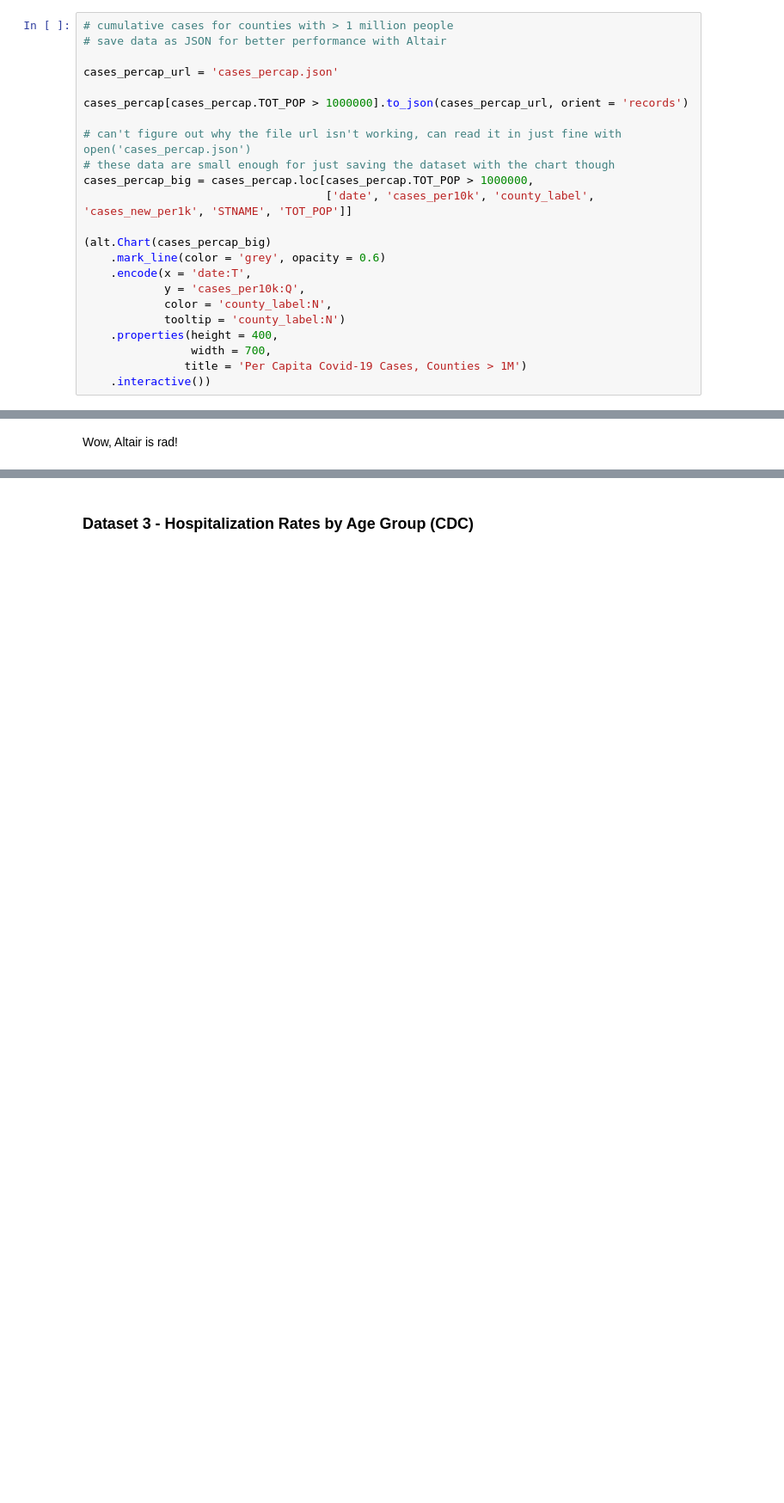
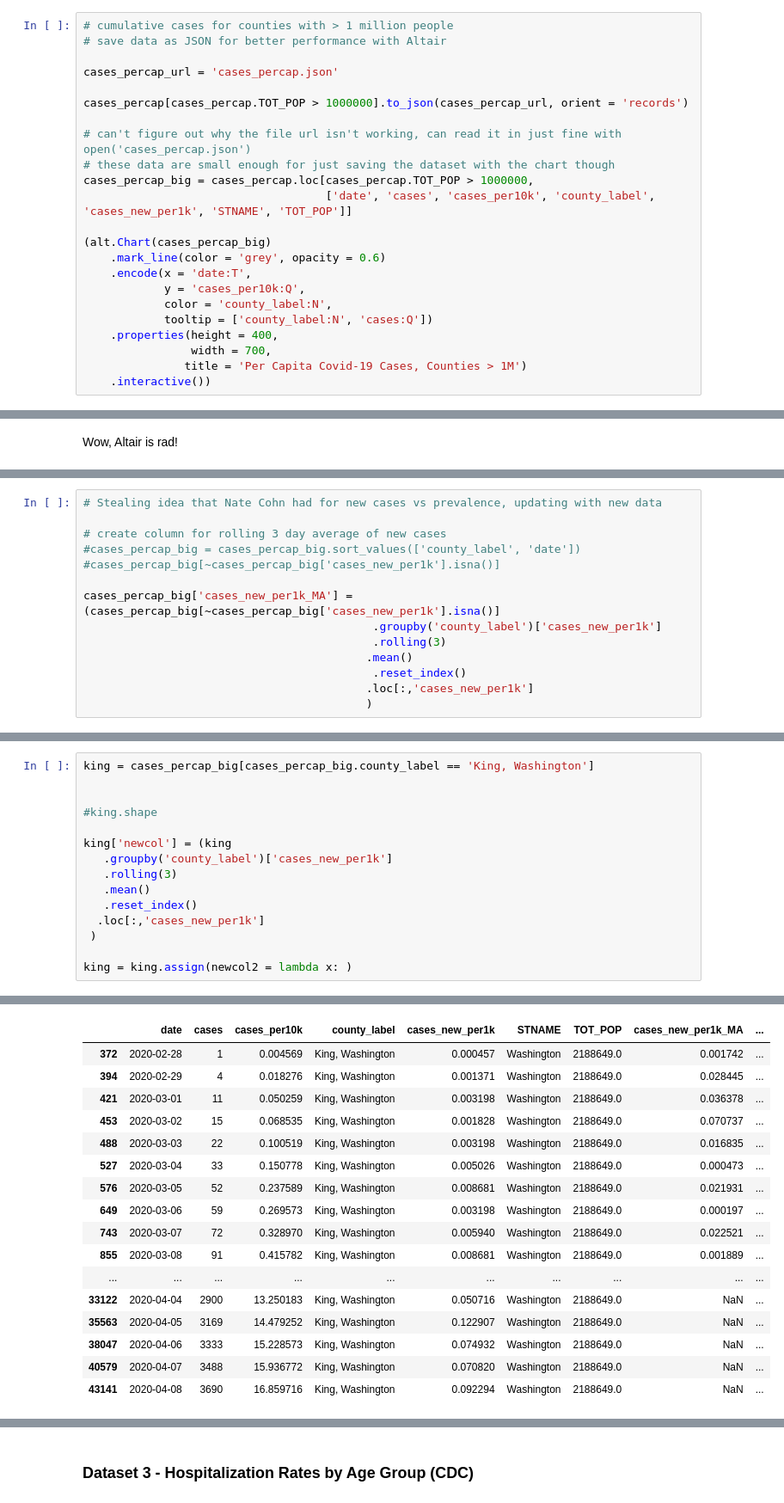
Before and after one commit to amcadie/covid_19_hospitalization_estimate, a Jupyter notebook: covid19_hospitalizations.ipynb, the cells around one changed output, grey strips where cells are left out. Shown at 86% size. Saved outputs shown, nothing was run; the diff lists cells and outputs as text; blank space fills up the shorter version.

```diff
--- a/covid19_hospitalizations.ipynb
+++ b/covid19_hospitalizations.ipynb
@@ -221,14 +221,14 @@ cases_percap[cases_percap.TOT_POP > 1000000].to_json(cases_percap_url, orient =
 # can't figure out why the file url isn't working, can read it in just fine with open('cases_percap.json')
 # these data are small enough for just saving the dataset with the chart though
 cases_percap_big = cases_percap.loc[cases_percap.TOT_POP > 1000000,
-                                    ['date', 'cases_per10k', 'county_label', 'cases_new_per1k', 'STNAME', 'TOT_POP']]
+                                    ['date', 'cases', 'cases_per10k', 'county_label', 'cases_new_per1k', 'STNAME', 'TOT_POP']]
 
 (alt.Chart(cases_percap_big)
     .mark_line(color = 'grey', opacity = 0.6)
     .encode(x = 'date:T',
             y = 'cases_per10k:Q',
             color = 'county_label:N',
-            tooltip = 'county_label:N')
+            tooltip = ['county_label:N', 'cases:Q'])
     .properties(height = 400,
                 width = 700,
                title = 'Per Capita Covid-19 Cases, Counties > 1M')
@@ -289,0 +278,14 @@ Beautiful! Try rolling 3 day avg
+# %%
+# Stealing idea that Nate Cohn had for new cases vs prevalence, updating with new data
+
+# create column for rolling 3 day average of new cases
+#cases_percap_big = cases_percap_big.sort_values(['county_label', 'date'])
+#cases_percap_big[~cases_percap_big['cases_new_per1k'].isna()]
+
+cases_percap_big['cases_new_per1k_MA'] = (cases_percap_big[~cases_percap_big['cases_new_per1k'].isna()]
+                                           .groupby('county_label')['cases_new_per1k']
+                                           .rolling(3)
+                                          .mean()
+                                           .reset_index()
+                                          .loc[:,'cases_new_per1k']
+                                          )
@@ -289,0 +312,16 @@ Beautiful! Try rolling 3 day avg
+# %%
+king = cases_percap_big[cases_percap_big.county_label == 'King, Washington']
+
+
+#king.shape
+
+king['newcol'] = (king
+   .groupby('county_label')['cases_new_per1k']
+   .rolling(3)
+   .mean()
+   .reset_index()
+  .loc[:,'cases_new_per1k']
+ )
+
+king = king.assign(newcol2 = lambda x: )
+# %% [output]
@@ -289,0 +332,17 @@ Beautiful! Try rolling 3 day avg
+|  | date | cases | cases_per10k | county_label | cases_new_per1k | STNAME | TOT_POP | cases_new_per1k_MA | ... |
+| 372 | 2020-02-28 | 1 | 0.004569 | King, Washington | 0.000457 | Washington | 2188649.0 | 0.001742 | ... |
+| 394 | 2020-02-29 | 4 | 0.018276 | King, Washington | 0.001371 | Washington | 2188649.0 | 0.028445 | ... |
+| 421 | 2020-03-01 | 11 | 0.050259 | King, Washington | 0.003198 | Washington | 2188649.0 | 0.036378 | ... |
+| 453 | 2020-03-02 | 15 | 0.068535 | King, Washington | 0.001828 | Washington | 2188649.0 | 0.070737 | ... |
+| 488 | 2020-03-03 | 22 | 0.100519 | King, Washington | 0.003198 | Washington | 2188649.0 | 0.016835 | ... |
+| 527 | 2020-03-04 | 33 | 0.150778 | King, Washington | 0.005026 | Washington | 2188649.0 | 0.000473 | ... |
+| 576 | 2020-03-05 | 52 | 0.237589 | King, Washington | 0.008681 | Washington | 2188649.0 | 0.021931 | ... |
+| 649 | 2020-03-06 | 59 | 0.269573 | King, Washington | 0.003198 | Washington | 2188649.0 | 0.000197 | ... |
+| 743 | 2020-03-07 | 72 | 0.328970 | King, Washington | 0.005940 | Washington | 2188649.0 | 0.022521 | ... |
+| 855 | 2020-03-08 | 91 | 0.415782 | King, Washington | 0.008681 | Washington | 2188649.0 | 0.001889 | ... |
+| ... | ... | ... | ... | ... | ... | ... | ... | ... | ... |
+| 33122 | 2020-04-04 | 2900 | 13.250183 | King, Washington | 0.050716 | Washington | 2188649.0 | NaN | ... |
+| 35563 | 2020-04-05 | 3169 | 14.479252 | King, Washington | 0.122907 | Washington | 2188649.0 | NaN | ... |
+| 38047 | 2020-04-06 | 3333 | 15.228573 | King, Washington | 0.074932 | Washington | 2188649.0 | NaN | ... |
+| 40579 | 2020-04-07 | 3488 | 15.936772 | King, Washington | 0.070820 | Washington | 2188649.0 | NaN | ... |
+| 43141 | 2020-04-08 | 3690 | 16.859716 | King, Washington | 0.092294 | Washington | 2188649.0 | NaN | ... |
```
Also changed, not shown: parts of 12 cells of this notebook.
